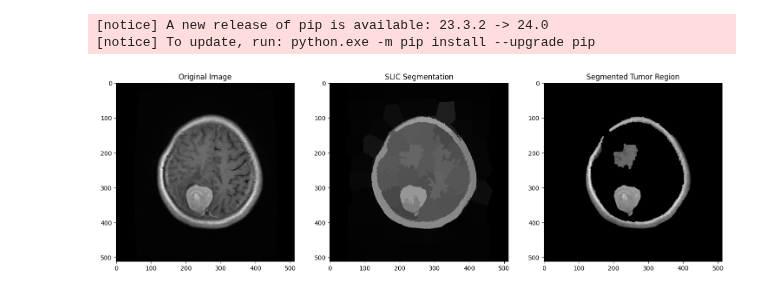
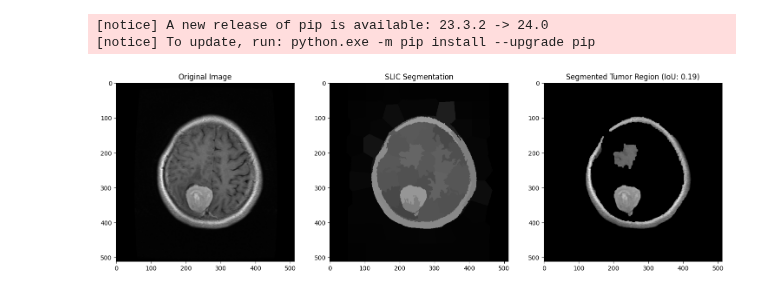
Before and after one commit to waiee/Brain-Tumor-Segmentation, a Jupyter notebook: main.ipynb, the cells around one changed output. Saved outputs shown, nothing was run; the diff lists cells and outputs as text; code cells hidden in the pictures.

```diff
--- a/main.ipynb
+++ b/main.ipynb
@@ -156,8 +156,9 @@ import numpy as np
 from skimage.segmentation import slic
 import matplotlib.pyplot as plt
 
-# Read the image
+# Read the image and ground truth mask
 img = cv2.imread('C:/Users/user/Downloads/final year sem 1/VIP/project/brain tumor dataset/images/181.png', cv2.IMREAD_COLOR)
+ground_truth_mask = cv2.imread('C:/Users/user/Downloads/final year sem 1/VIP/project/brain tumor dataset/masks/181.png', cv2.IMREAD_GRAYSCALE)
 
 # Convert the image from BGR to RGB (for display with matplotlib)
 img_rgb = cv2.cvtColor(img, cv2.COLOR_BGR2RGB)
@@ -174,32 +175,37 @@ for seg_val in np.unique(segments):
 hsv_mask = cv2.cvtColor(mask, cv2.COLOR_BGR2HSV)
 
 # Define lower and upper bounds for tumor color in HSV
 lower_bound = np.array([0, 0, 100], dtype=np.uint8)
 upper_bound = np.array([255, 255, 255], dtype=np.uint8)
 
 # Threshold the image to extract the tumor region
 tumor_mask = cv2.inRange(hsv_mask, lower_bound, upper_bound)
 
 # Apply morphological operations to refine the segmentation
 kernel = np.ones((5, 5), np.uint8)
 tumor_mask = cv2.morphologyEx(tumor_mask, cv2.MORPH_CLOSE, kernel)
 tumor_mask = cv2.morphologyEx(tumor_mask, cv2.MORPH_OPEN, kernel)
 
+# Evaluate the segmentation result using ground truth
+intersection = np.logical_and(tumor_mask, ground_truth_mask)
+union = np.logical_or(tumor_mask, ground_truth_mask)
+iou = np.sum(intersection) / np.sum(union)
+
 # Apply the binary mask to the original image
 segmented_image = cv2.bitwise_and(img_rgb, img_rgb, mask=tumor_mask)
 
 # Display the original image, SLIC segmentation result, and segmented tumor region
 fig, ax = plt.subplots(1, 3, figsize=(18, 6))
 
 ax[0].imshow(img_rgb)
 ax[0].set_title('Original Image')
 
 ax[1].imshow(mask)
 ax[1].set_title('SLIC Segmentation')
 
 ax[2].imshow(segmented_image)
-ax[2].set_title('Segmented Tumor Region')
+ax[2].set_title(f'Segmented Tumor Region (IoU: {iou:.2f})')
 
 plt.show()
 # %% [output]
-[figure, old version]
+[figure, new version]
```
